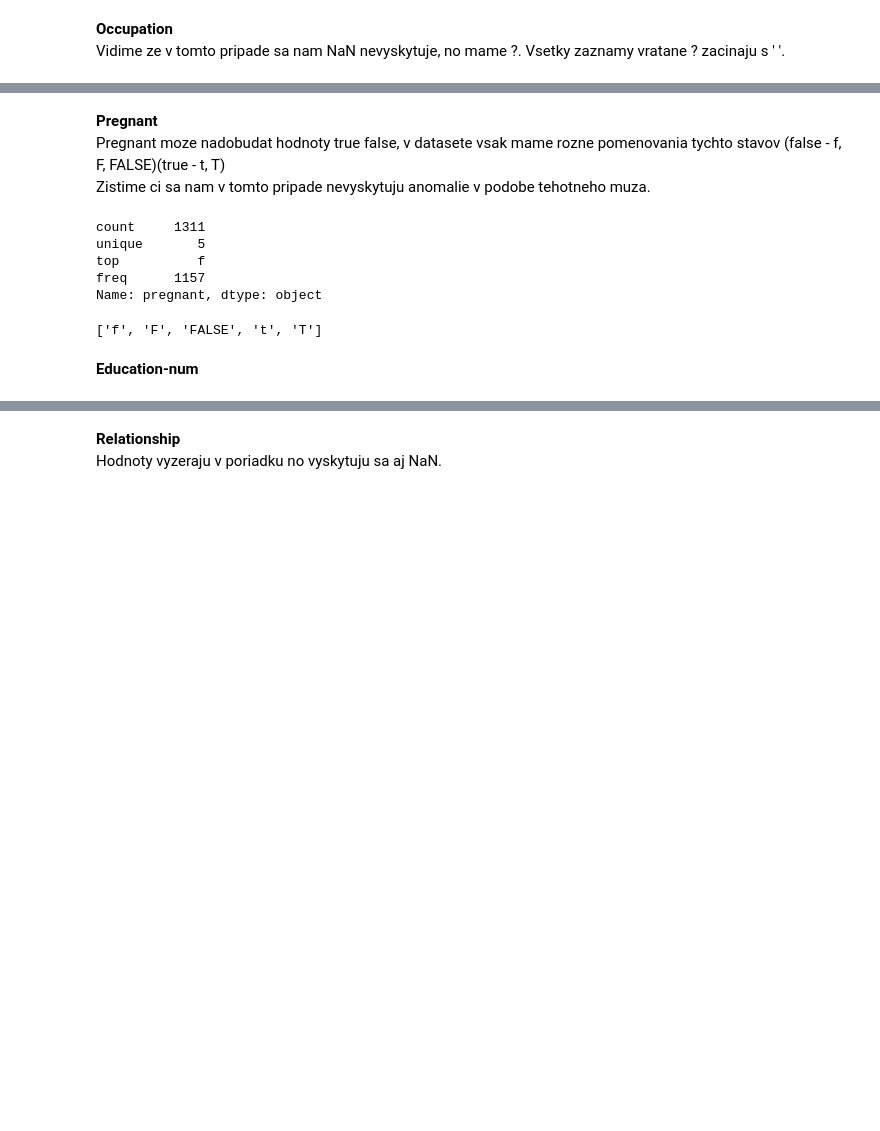
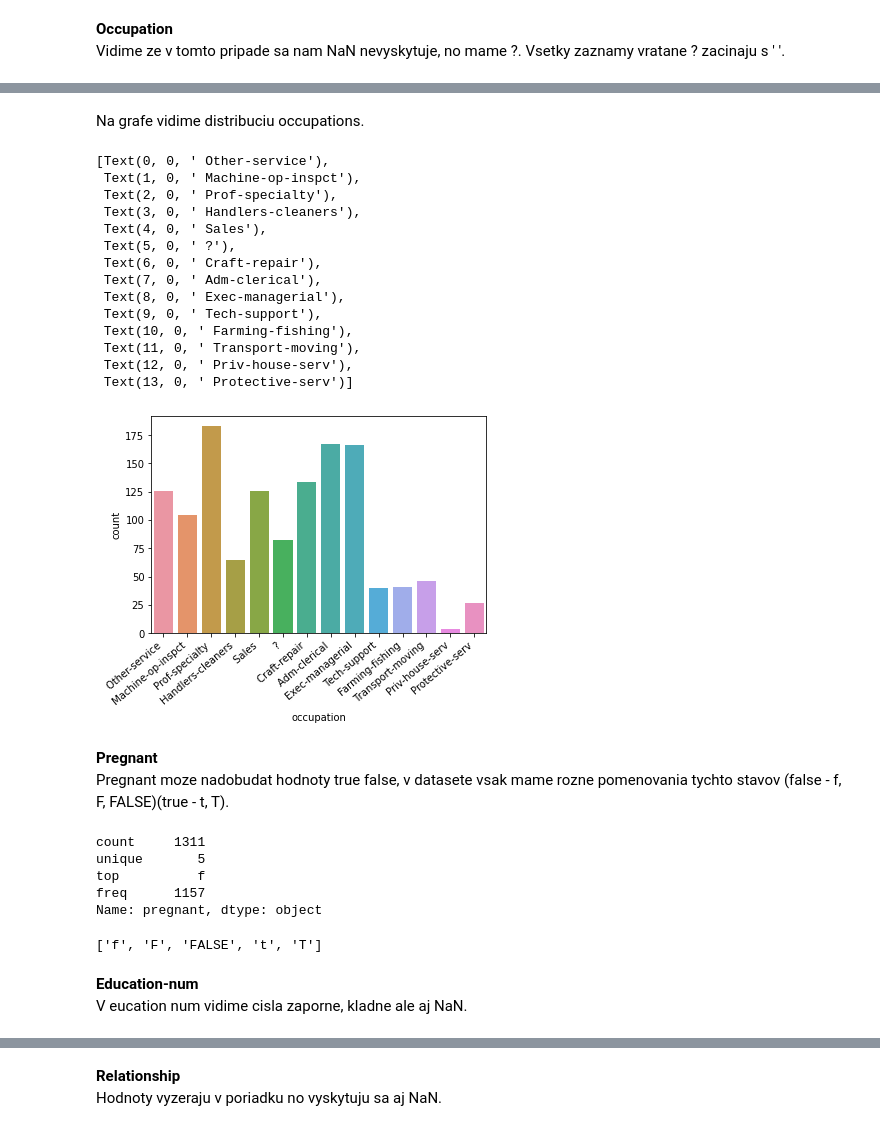
Before and after one commit to Marian-N/IAU, a Jupyter notebook: Untitled.ipynb, the cells around one changed output, grey strips where cells are left out. Cells and saved outputs as stored; diff of their text form; code cells hidden in the pictures; blank space fills up the shorter version.

```diff
--- a/Untitled.ipynb
+++ b/Untitled.ipynb
@@ -383,11 +406,26 @@ Vidime ze v tomto pripade sa nam NaN nevyskytuje, no mame ?. Vsetky zaznamy vrat
+# %% [markdown]
+Na grafe vidime distribuciu occupations.
 # %%
-df['occupation'].describe()
-list(df['occupation'].unique())
-sns.countplot(x=df['occupation'].dropna()).set_xticklabels(ax.get_xticklabels(), rotation=40, ha="right")
+sns.countplot(x=df['occupation'].dropna()).set_xticklabels(sns.countplot(x=df['occupation'].dropna()).get_xticklabels(), rotation=40, ha="right")
+# %% [output]
+[Text(0, 0, ' Other-service'),
+ Text(1, 0, ' Machine-op-inspct'),
+ Text(2, 0, ' Prof-specialty'),
+ Text(3, 0, ' Handlers-cleaners'),
+ Text(4, 0, ' Sales'),
+ Text(5, 0, ' ?'),
+ Text(6, 0, ' Craft-repair'),
+ Text(7, 0, ' Adm-clerical'),
+ Text(8, 0, ' Exec-managerial'),
+ Text(9, 0, ' Tech-support'),
+ Text(10, 0, ' Farming-fishing'),
+ Text(11, 0, ' Transport-moving'),
+ Text(12, 0, ' Priv-house-serv'),
+ Text(13, 0, ' Protective-serv')]
+[figure, added]
 # %% [markdown]
 **Pregnant**
-Pregnant moze nadobudat hodnoty true false, v datasete vsak mame rozne pomenovania tychto stavov (false - f, F, FALSE)(true - t, T)
-Zistime ci sa nam v tomto pripade nevyskytuju anomalie v podobe tehotneho muza.
+Pregnant moze nadobudat hodnoty true false, v datasete vsak mame rozne pomenovania tychto stavov (false - f, F, FALSE)(true - t, T).
 # %%
 df['pregnant'].describe()
 list(df['pregnant'].unique())
@@ -399,8 +436,9 @@ top          f
 freq      1157
 Name: pregnant, dtype: object
 ['f', 'F', 'FALSE', 't', 'T']
-# %% [markdown]
-**Education-num**
+# %% [markdown]
+**Education-num**
+V eucation num vidime cisla zaporne, kladne ale aj NaN.
 # %%
 df['education-num'].describe()
 list(df['education-num'].unique())
```
Also changed, not shown: parts of 38 cells of this notebook.
